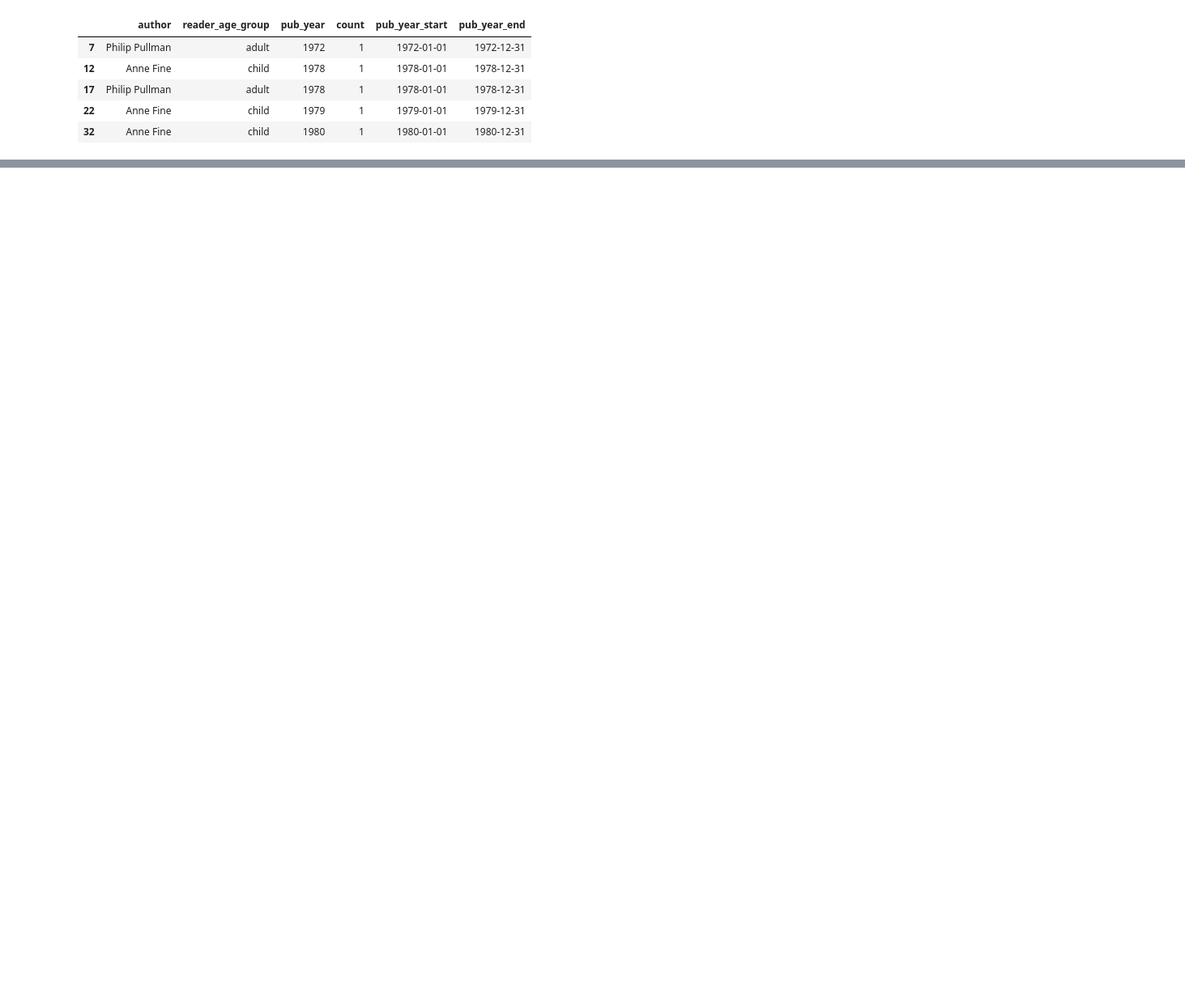
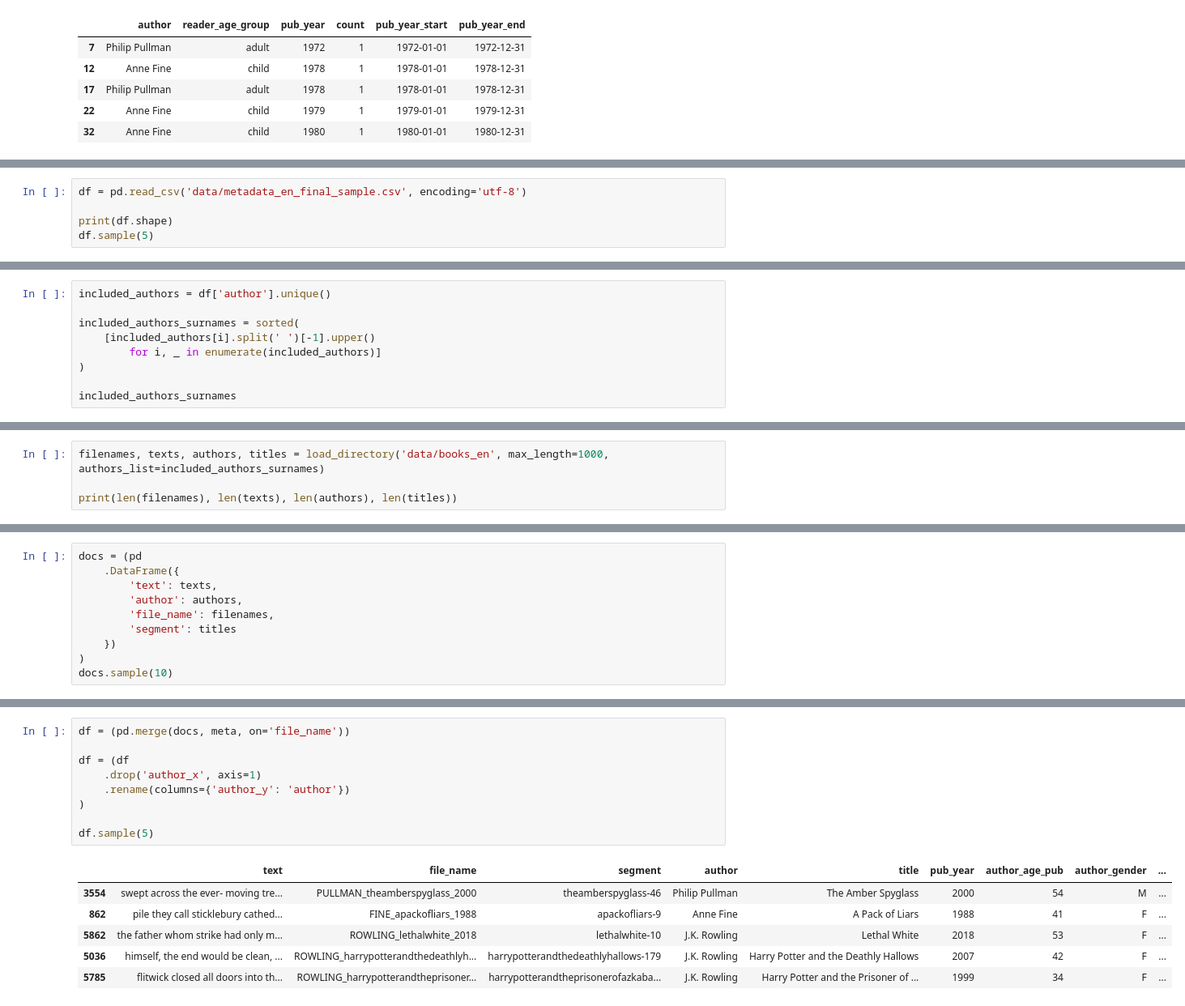
Before and after one commit to dimboump/crosswriters, a Jupyter notebook: 0-get_english_corpus.ipynb, the cells around one changed output, grey strips where cells are left out. Shown at 81% size. Drawn from its saved outputs; the diff is of its cells as text; blank space fills up the shorter version.

Commit message:
Generate DFs and merge into final

```diff
--- a/0-get_english_corpus.ipynb
+++ b/0-get_english_corpus.ipynb
@@ -657,0 +668,5 @@ plt.show()
+# %%
+df = pd.read_csv('data/metadata_en_final_sample.csv', encoding='utf-8')
+
+print(df.shape)
+df.sample(5)
@@ -657,0 +681,9 @@ plt.show()
+# %%
+included_authors = df['author'].unique()
+
+included_authors_surnames = sorted(
+    [included_authors[i].split(' ')[-1].upper()
+        for i, _ in enumerate(included_authors)]
+)
+
+included_authors_surnames
@@ -657,0 +817,4 @@ plt.show()
+# %%
+filenames, texts, authors, titles = load_directory('data/books_en', max_length=1000, authors_list=included_authors_surnames)
+
+print(len(filenames), len(texts), len(authors), len(titles))
@@ -657,0 +838,10 @@ plt.show()
+# %%
+docs = (pd
+    .DataFrame({
+        'text': texts,
+        'author': authors,
+        'file_name': filenames,
+        'segment': titles
+    })
+)
+docs.sample(10)
@@ -657,0 +864,16 @@ plt.show()
+# %%
+df = (pd.merge(docs, meta, on='file_name'))
+
+df = (df
+    .drop('author_x', axis=1)
+    .rename(columns={'author_y': 'author'})
+)
+
+df.sample(5)
+# %% [output]
+|  | text | file_name | segment | author | title | pub_year | author_age_pub | author_gender | ... |
+| 3554 | swept across the ever- moving tre... | PULLMAN_theamberspyglass_2000 | theamberspyglass-46 | Philip Pullman | The Amber Spyglass | 2000 | 54 | M | ... |
+| 862 | pile they call sticklebury cathed... | FINE_apackofliars_1988 | apackofliars-9 | Anne Fine | A Pack of Liars | 1988 | 41 | F | ... |
+| 5862 | the father whom strike had only m... | ROWLING_lethalwhite_2018 | lethalwhite-10 | J.K. Rowling | Lethal White | 2018 | 53 | F | ... |
+| 5036 | himself, the end would be clean, ... | ROWLING_harrypotterandthedeathlyh... | harrypotterandthedeathlyhallows-179 | J.K. Rowling | Harry Potter and the Deathly Hallows | 2007 | 42 | F | ... |
+| 5785 | flitwick closed all doors into th... | ROWLING_harrypotterandtheprisoner... | harrypotterandtheprisonerofazkaba... | J.K. Rowling | Harry Potter and the Prisoner of ... | 1999 | 34 | F | ... |
```
Also changed, not shown: parts of 19 cells of this notebook, 1 other file.
